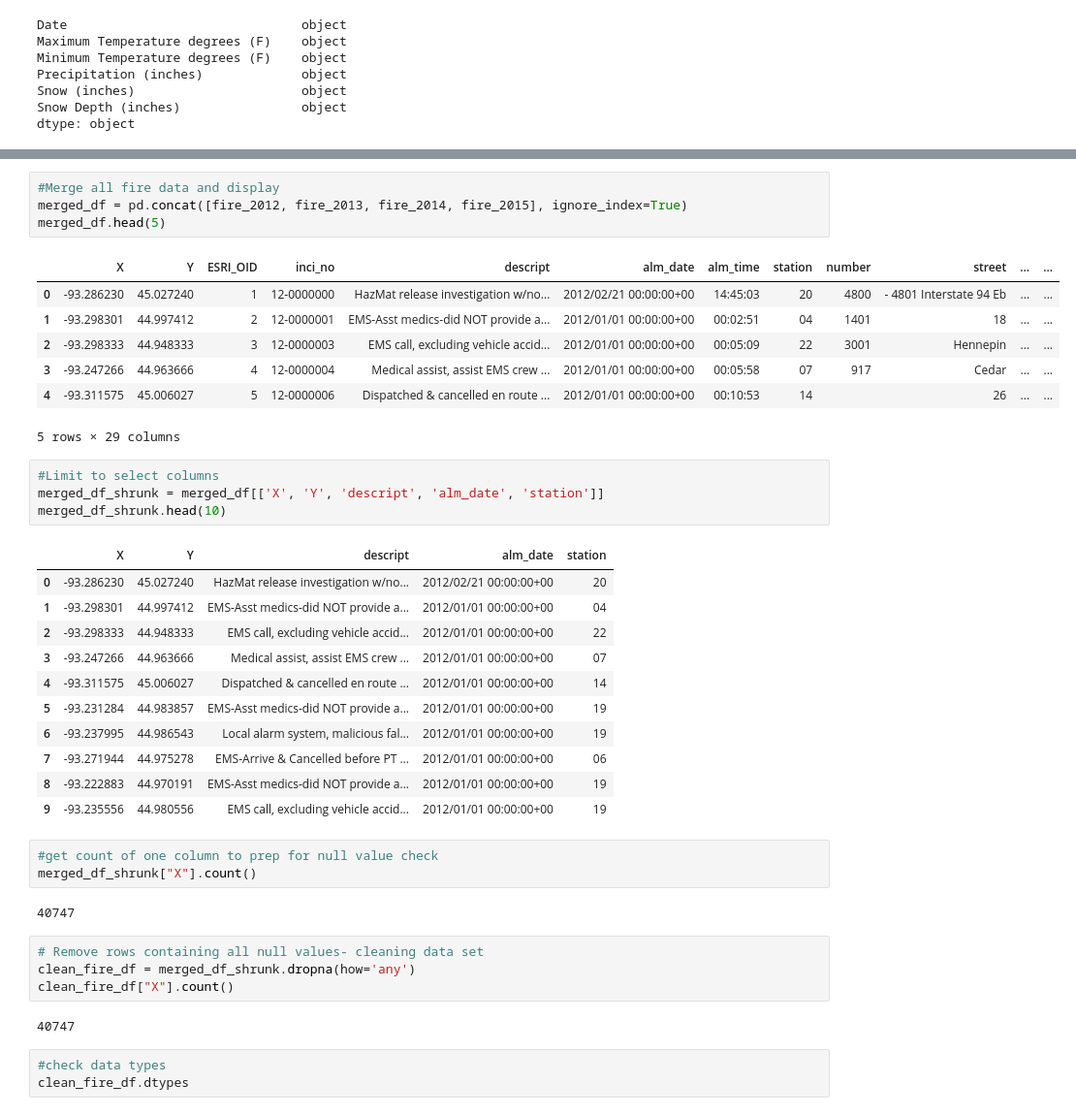
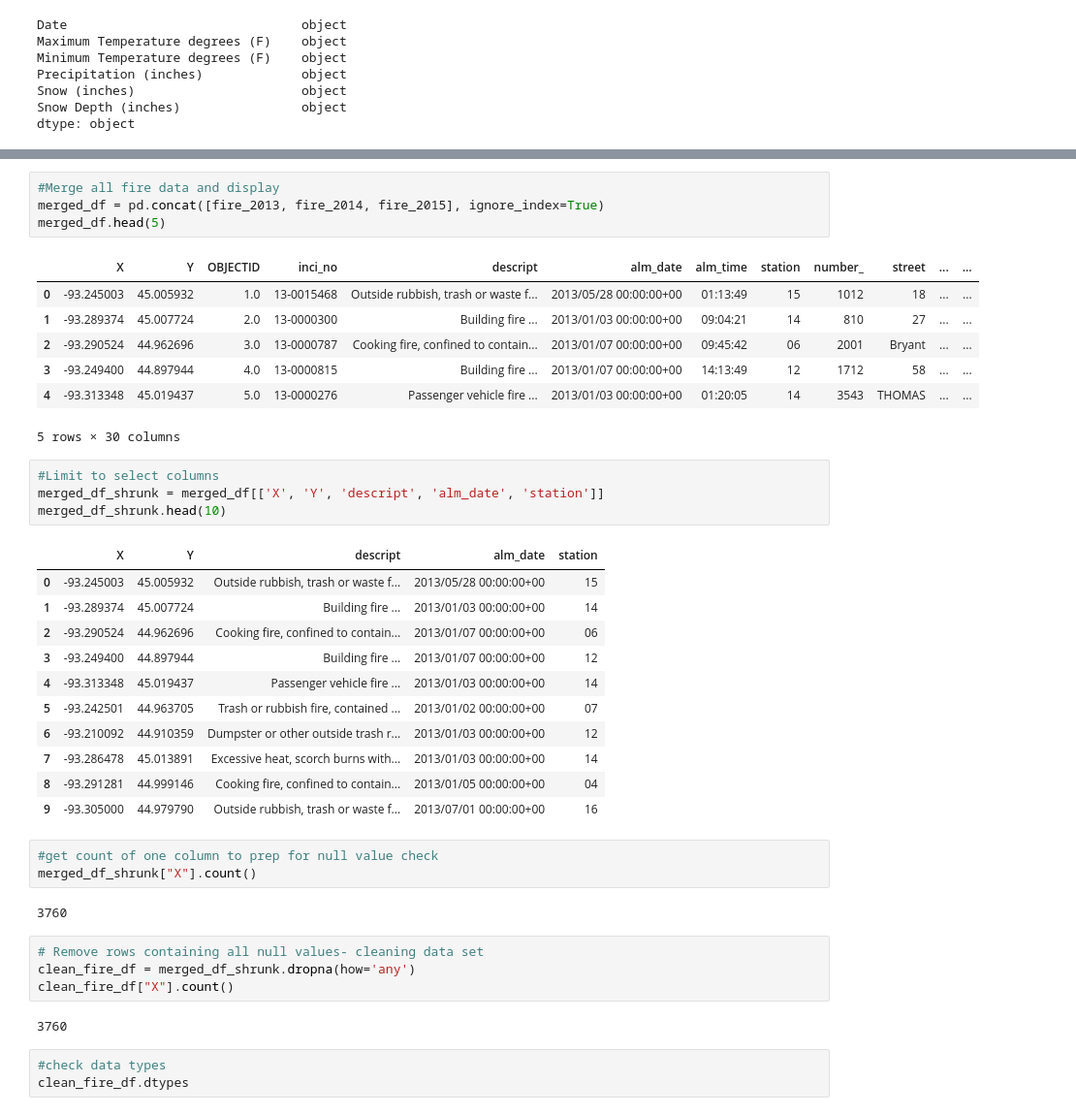
Before and after one commit to Stcarlyon/project_3_data_viz, a Jupyter notebook: Cleaning_fire_csvs.ipynb, the cells around one changed output, grey strips where cells are left out. Shown at 97% size. Cells and saved outputs as stored; diff of their text form.

```diff
--- a/Cleaning_fire_csvs.ipynb
+++ b/Cleaning_fire_csvs.ipynb
@@ -101,42 +173,42 @@ dtype: object
 # %%
 #Merge all fire data and display
-merged_df = pd.concat([fire_2012, fire_2013, fire_2014, fire_2015], ignore_index=True)
+merged_df = pd.concat([fire_2013, fire_2014, fire_2015], ignore_index=True)
 merged_df.head(5)
 # %% [output]
-|  | X | Y | ESRI_OID | inci_no | descript | alm_date | alm_time | station | number | street | ... | ... |
-| 0 | -93.286230 | 45.027240 | 1 | 12-0000000 | HazMat release investigation w/no... | 2012/02/21 00:00:00+00 | 14:45:03 | 20 | 4800 | - 4801 Interstate 94 Eb | ... | ... |
-| 1 | -93.298301 | 44.997412 | 2 | 12-0000001 | EMS-Asst medics-did NOT provide a... | 2012/01/01 00:00:00+00 | 00:02:51 | 04 | 1401 | 18 | ... | ... |
-| 2 | -93.298333 | 44.948333 | 3 | 12-0000003 | EMS call, excluding vehicle accid... | 2012/01/01 00:00:00+00 | 00:05:09 | 22 | 3001 | Hennepin | ... | ... |
-| 3 | -93.247266 | 44.963666 | 4 | 12-0000004 | Medical assist, assist EMS crew ... | 2012/01/01 00:00:00+00 | 00:05:58 | 07 | 917 | Cedar | ... | ... |
-| 4 | -93.311575 | 45.006027 | 5 | 12-0000006 | Dispatched & cancelled en route ... | 2012/01/01 00:00:00+00 | 00:10:53 | 14 |  | 26 | ... | ... |
+|  | X | Y | OBJECTID | inci_no | descript | alm_date | alm_time | station | number_ | street | ... | ... |
+| 0 | -93.245003 | 45.005932 | 1.0 | 13-0015468 | Outside rubbish, trash or waste f... | 2013/05/28 00:00:00+00 | 01:13:49 | 15 | 1012 | 18 | ... | ... |
+| 1 | -93.289374 | 45.007724 | 2.0 | 13-0000300 | Building fire ... | 2013/01/03 00:00:00+00 | 09:04:21 | 14 | 810 | 27 | ... | ... |
+| 2 | -93.290524 | 44.962696 | 3.0 | 13-0000787 | Cooking fire, confined to contain... | 2013/01/07 00:00:00+00 | 09:45:42 | 06 | 2001 | Bryant | ... | ... |
+| 3 | -93.249400 | 44.897944 | 4.0 | 13-0000815 | Building fire ... | 2013/01/07 00:00:00+00 | 14:13:49 | 12 | 1712 | 58 | ... | ... |
+| 4 | -93.313348 | 45.019437 | 5.0 | 13-0000276 | Passenger vehicle fire ... | 2013/01/03 00:00:00+00 | 01:20:05 | 14 | 3543 | THOMAS | ... | ... |
-5 rows × 29 columns
+5 rows × 30 columns
 # %%
 #Limit to select columns
 merged_df_shrunk = merged_df[['X', 'Y', 'descript', 'alm_date', 'station']]
 merged_df_shrunk.head(10)
 # %% [output]
 |  | X | Y | descript | alm_date | station |
-| 0 | -93.286230 | 45.027240 | HazMat release investigation w/no... | 2012/02/21 00:00:00+00 | 20 |
-| 1 | -93.298301 | 44.997412 | EMS-Asst medics-did NOT provide a... | 2012/01/01 00:00:00+00 | 04 |
-| 2 | -93.298333 | 44.948333 | EMS call, excluding vehicle accid... | 2012/01/01 00:00:00+00 | 22 |
-| 3 | -93.247266 | 44.963666 | Medical assist, assist EMS crew ... | 2012/01/01 00:00:00+00 | 07 |
-| 4 | -93.311575 | 45.006027 | Dispatched & cancelled en route ... | 2012/01/01 00:00:00+00 | 14 |
-| 5 | -93.231284 | 44.983857 | EMS-Asst medics-did NOT provide a... | 2012/01/01 00:00:00+00 | 19 |
-| 6 | -93.237995 | 44.986543 | Local alarm system, malicious fal... | 2012/01/01 00:00:00+00 | 19 |
-| 7 | -93.271944 | 44.975278 | EMS-Arrive & Cancelled before PT ... | 2012/01/01 00:00:00+00 | 06 |
-| 8 | -93.222883 | 44.970191 | EMS-Asst medics-did NOT provide a... | 2012/01/01 00:00:00+00 | 19 |
-| 9 | -93.235556 | 44.980556 | EMS call, excluding vehicle accid... | 2012/01/01 00:00:00+00 | 19 |
+| 0 | -93.245003 | 45.005932 | Outside rubbish, trash or waste f... | 2013/05/28 00:00:00+00 | 15 |
+| 1 | -93.289374 | 45.007724 | Building fire ... | 2013/01/03 00:00:00+00 | 14 |
+| 2 | -93.290524 | 44.962696 | Cooking fire, confined to contain... | 2013/01/07 00:00:00+00 | 06 |
+| 3 | -93.249400 | 44.897944 | Building fire ... | 2013/01/07 00:00:00+00 | 12 |
+| 4 | -93.313348 | 45.019437 | Passenger vehicle fire ... | 2013/01/03 00:00:00+00 | 14 |
+| 5 | -93.242501 | 44.963705 | Trash or rubbish fire, contained ... | 2013/01/02 00:00:00+00 | 07 |
+| 6 | -93.210092 | 44.910359 | Dumpster or other outside trash r... | 2013/01/03 00:00:00+00 | 12 |
+| 7 | -93.286478 | 45.013891 | Excessive heat, scorch burns with... | 2013/01/03 00:00:00+00 | 14 |
+| 8 | -93.291281 | 44.999146 | Cooking fire, confined to contain... | 2013/01/05 00:00:00+00 | 04 |
+| 9 | -93.305000 | 44.979790 | Outside rubbish, trash or waste f... | 2013/07/01 00:00:00+00 | 16 |
 # %%
 #get count of one column to prep for null value check
 merged_df_shrunk["X"].count()
 # %% [output]
-40747
+3760
 # %%
 # Remove rows containing all null values- cleaning data set
 clean_fire_df = merged_df_shrunk.dropna(how='any')
 clean_fire_df["X"].count()
 # %% [output]
-40747
+3760
 # %%
 #check data types
 clean_fire_df.dtypes
```
Also changed, not shown: parts of 13 cells of this notebook, 11 other files.
